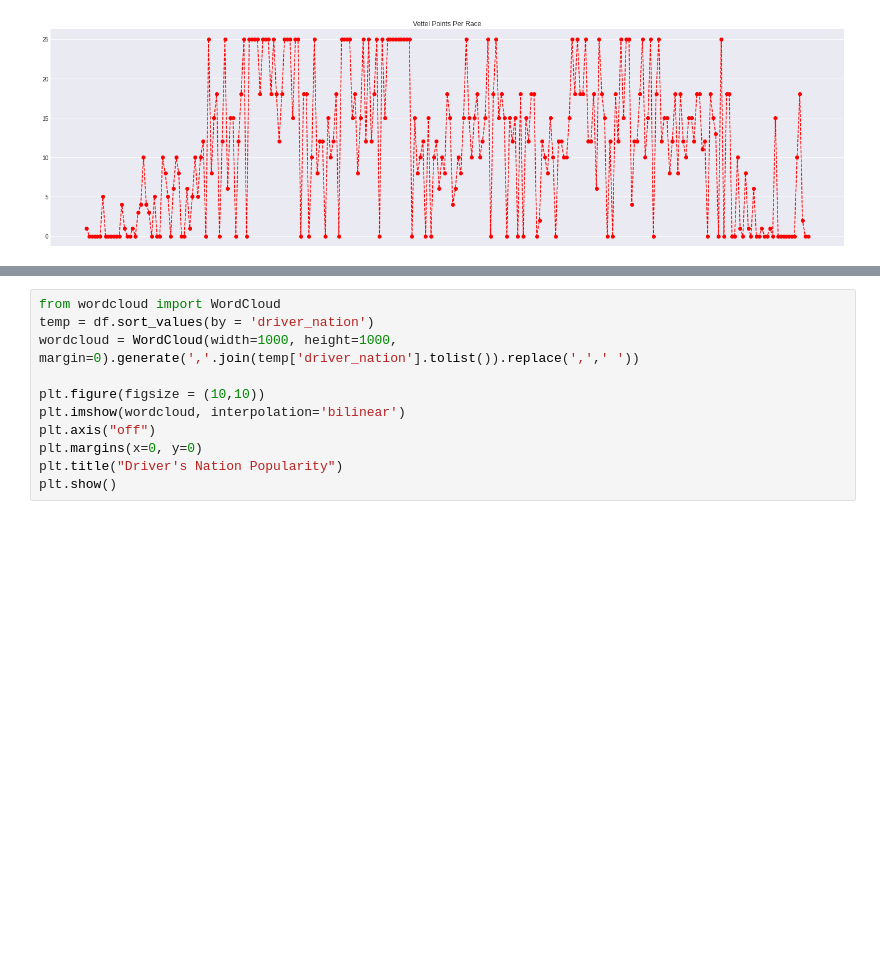
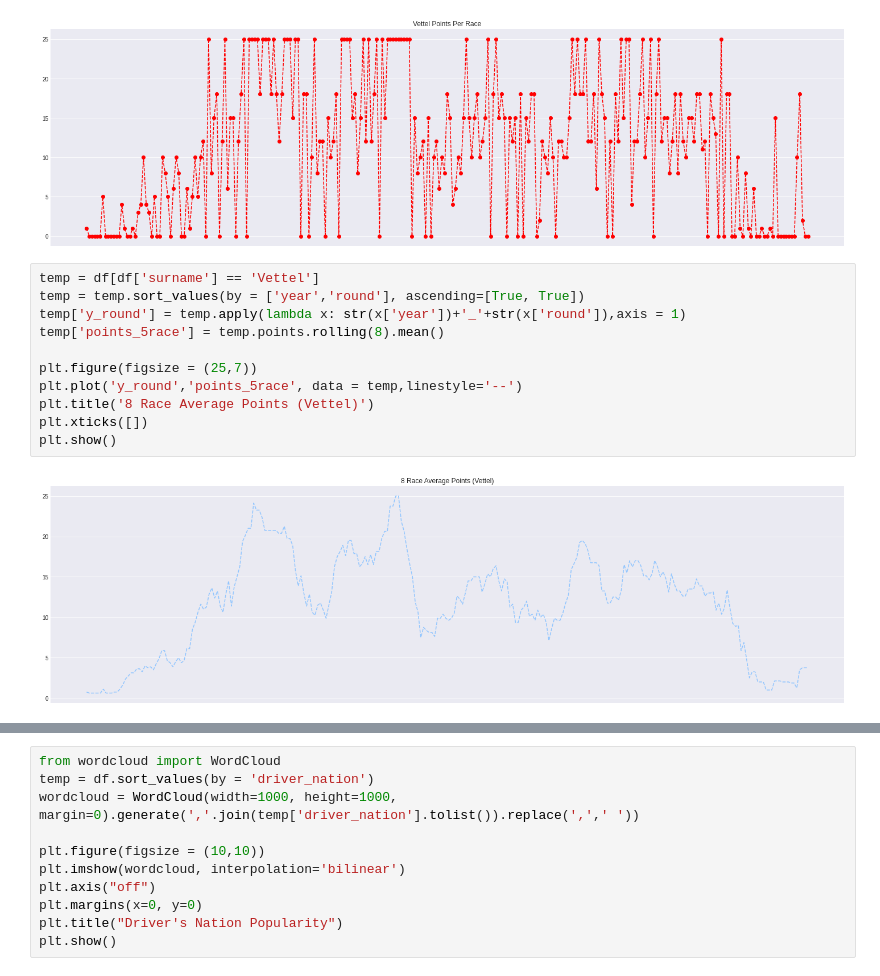
Before and after one commit to JaperTai77/Colab-notebook, a Jupyter notebook: F1.ipynb, the cells around one changed output, grey strips where cells are left out. Drawn from its saved outputs; the diff is of its cells as text; blank space fills up the shorter version.

```diff
--- a/F1.ipynb
+++ b/F1.ipynb
@@ -424,3 +389,16 @@ plt.xticks([])
 plt.show()
 # %% [output]
 [figure]
+# %%
+temp = df[df['surname'] == 'Vettel']
+temp = temp.sort_values(by = ['year','round'], ascending=[True, True])
+temp['y_round'] = temp.apply(lambda x: str(x['year'])+'_'+str(x['round']),axis = 1)
+temp['points_5race'] = temp.points.rolling(8).mean()
+
+plt.figure(figsize = (25,7))
+plt.plot('y_round','points_5race', data = temp,linestyle='--')
+plt.title('8 Race Average Points (Vettel)')
+plt.xticks([])
+plt.show()
+# %% [output]
+[figure, added]
```
Also changed, not shown: parts of 12 cells of this notebook.
